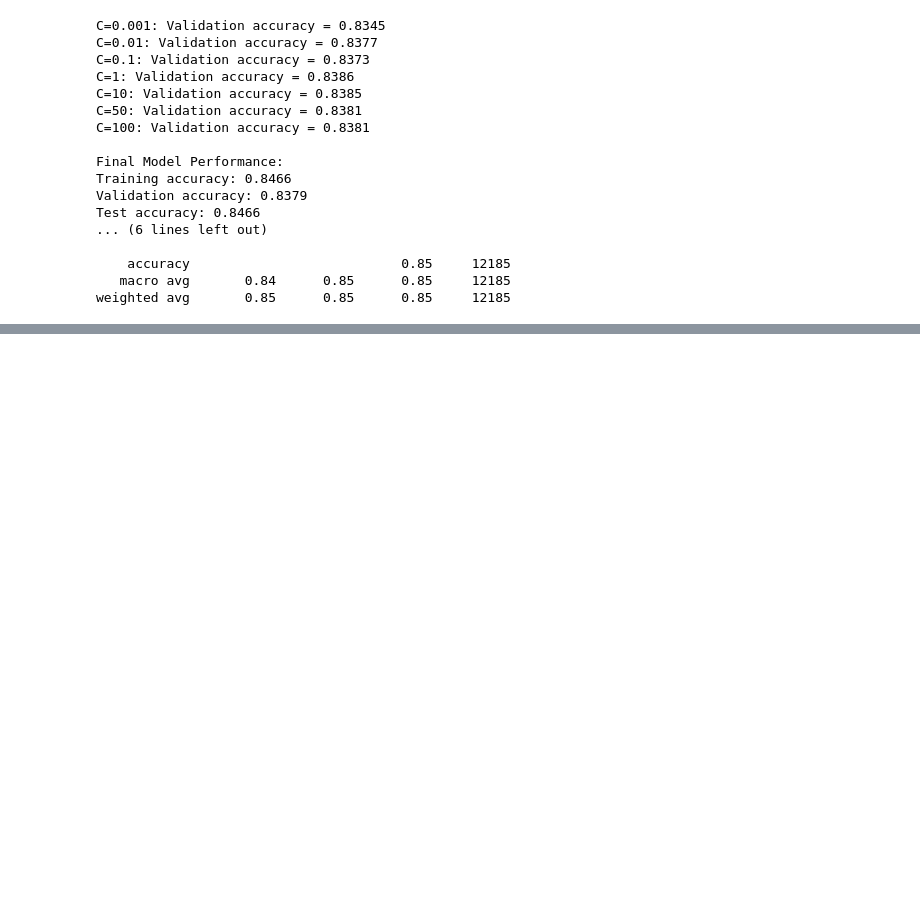
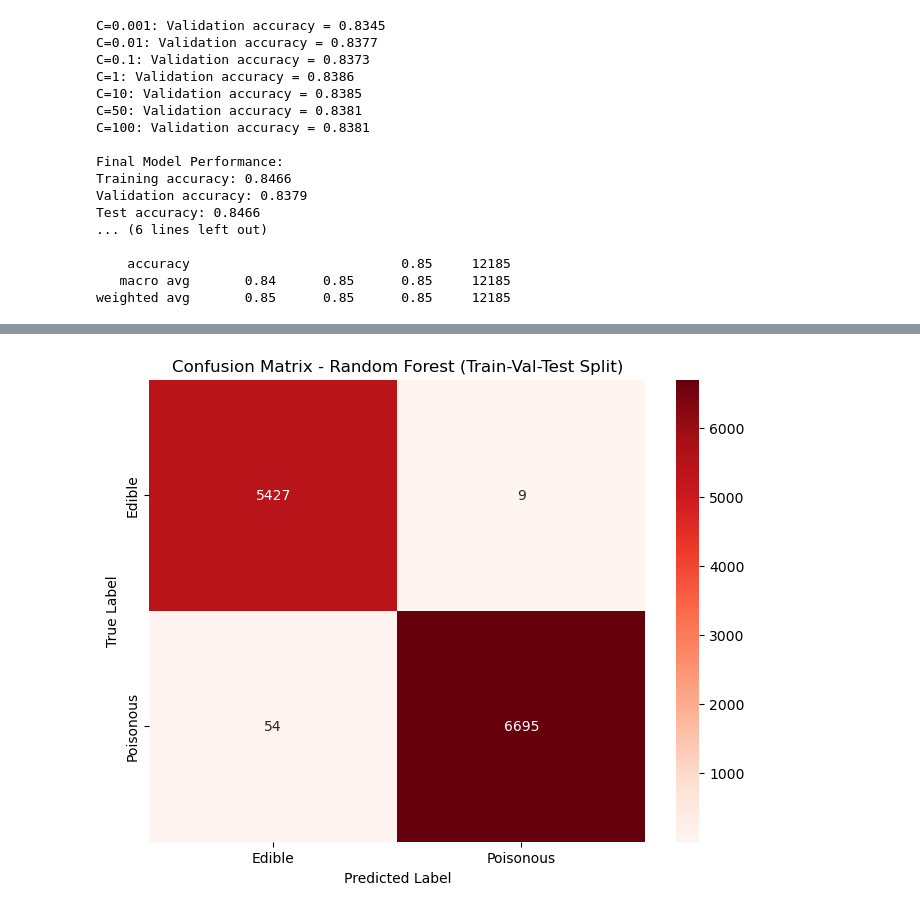
Before and after one commit to sergioqueber/assignment-4-mle-polski-team, a Jupyter notebook: 4. Mushroom foraging.ipynb, the cells around one changed output, grey strips where cells are left out. Saved outputs shown, nothing was run; the diff lists cells and outputs as text; code cells hidden in the pictures; blank space fills up the shorter version.

Commit message:
Added SGD model and second validation method

```diff
--- a/4. Mushroom foraging.ipynb
+++ b/4. Mushroom foraging.ipynb
@@ -537,0 +633,97 @@ True Positives (Poisonous correctly classified): 5830
+# %%
+#Validation Methodology 2 : Train-Validation-Test Split Random Forest
+n_estimators_values = [100]
+max_depth_values = [5, 10, 15]
+min_samples_split_values = [10, 20]
+min_samples_leaf_values = [5, 10]
+
+
+val_scores_rf = []
+param_combinations = []
+
+rf_manual = RandomForestClassifier(random_state=42)
+
+for n_est in n_estimators_values:
+    for max_d in max_depth_values:
+        for min_split in min_samples_split_values:
+            for min_leaf in min_samples_leaf_values:
+                rf_manual.set_params(
+                    n_estimators=n_est,
+                    max_depth=max_d,
+                    min_samples_split=min_split,
+                    min_samples_leaf=min_leaf,
+                    max_features='sqrt',
+                    class_weight='balanced'
+                )
+
+                rf_manual.fit(X_train_split_scaled, y_train_split)
+
+                # Evaluate on validation set
+                val_pred = rf_manual.predict(X_val_scaled)
+                val_recall = recall_score(y_val, val_pred)
+                val_accuracy = rf_manual.score(X_val_scaled, y_val)
+
+                val_scores_rf.append(val_recall)
+                param_combinations.append({
+                    'n_estimators': n_est,
+                    'max_depth': max_d,
+                    'min_samples_split': min_split,
+                    'min_samples_leaf': min_leaf,
+                    'val_recall': val_recall,
+                    'val_accuracy': val_accuracy
+                })
+
+                print(f"n_est={n_est}, max_depth={max_d}, min_split={min_split}, min_leaf={min_leaf}: "
+                      f"Val Recall={val_recall:.4f}, Val Acc={val_accuracy:.4f}")
+
+# Find best parameters based on recall
+best_idx = val_scores_rf.index(max(val_scores_rf))
+best_params_rf = param_combinations[best_idx]
+
+print(f"Best parameters based on validation recall:")
+print(f"  n_estimators: {best_params_rf['n_estimators']}")
+print(f"  max_depth: {best_params_rf['max_depth']}")
+print(f"  min_samples_split: {best_params_rf['min_samples_split']}")
+print(f"  min_samples_leaf: {best_params_rf['min_samples_leaf']}")
+print(f"  Validation Recall: {best_params_rf['val_recall']:.4f}")
+print(f"  Validation Accuracy: {best_params_rf['val_accuracy']:.4f}")
+
+final_rf = RandomForestClassifier(
+    random_state=42,
+    n_estimators=best_params_rf['n_estimators'],
+    max_depth=best_params_rf['max_depth'],
+    min_samples_split=best_params_rf['min_samples_split'],
+    min_samples_leaf=best_params_rf['min_samples_leaf'],
+    max_features='sqrt',
+    class_weight='balanced'
+)
+final_rf.fit(X_train_split_scaled, y_train_split)
+
+rf_train_pred = final_rf.predict(X_train_split_scaled)
+rf_val_pred = final_rf.predict(X_val_scaled)
+rf_test_pred = final_rf.predict(X_test_split_scaled)
+
+train_score_rf = final_rf.score(X_train_split_scaled, y_train_split)
+val_score_rf = final_rf.score(X_val_scaled, y_val)
+test_score_rf = final_rf.score(X_test_split_scaled, y_test_split)
+
+print("\n=== Test Set Classification Report ===")
+print(classification_report(y_test_split, rf_test_pred, target_names=['Edible', 'Poisonous']))
+
+rf_cm_split = confusion_matrix(y_test_split, rf_test_pred)
+
+plt.figure(figsize=(8, 6))
+sns.heatmap(rf_cm_split, annot=True, fmt='d', cmap='Reds',
+            xticklabels=['Edible', 'Poisonous'],
+            yticklabels=['Edible', 'Poisonous'])
+plt.title('Confusion Matrix - Random Forest (Train-Val-Test Split)')
+plt.ylabel('True Label')
+plt.xlabel('Predicted Label')
+plt.show()
+
+print("\nConfusion Matrix Analysis - Random Forest (Train-Val-Test Split):")
+print(f"True Negatives (Edible correctly classified): {rf_cm_split[0,0]}")
+print(f"False Positives (Edible wrongly classified as Poisonous): {rf_cm_split[0,1]}")
+print(f"False Negatives (Poisonous wrongly classified as Edible): {rf_cm_split[1,0]}  DANGEROUS!")
+print(f"True Positives (Poisonous correctly classified): {rf_cm_split[1,1]}")
+# %% [output]
@@ -537,0 +747 @@ True Positives (Poisonous correctly classified): 5830
+[figure, added]
```
Also changed, not shown: parts of 15 cells of this notebook.
